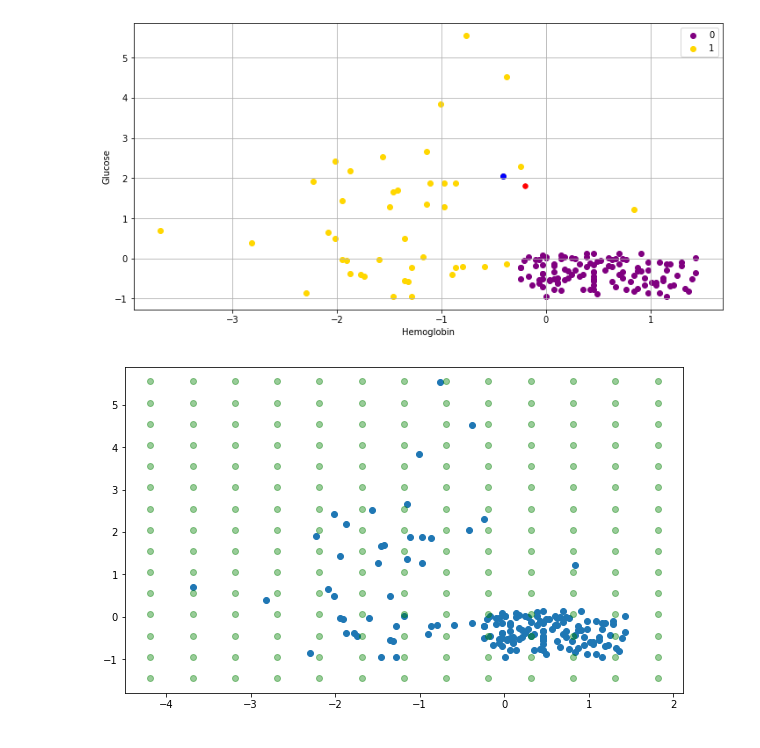
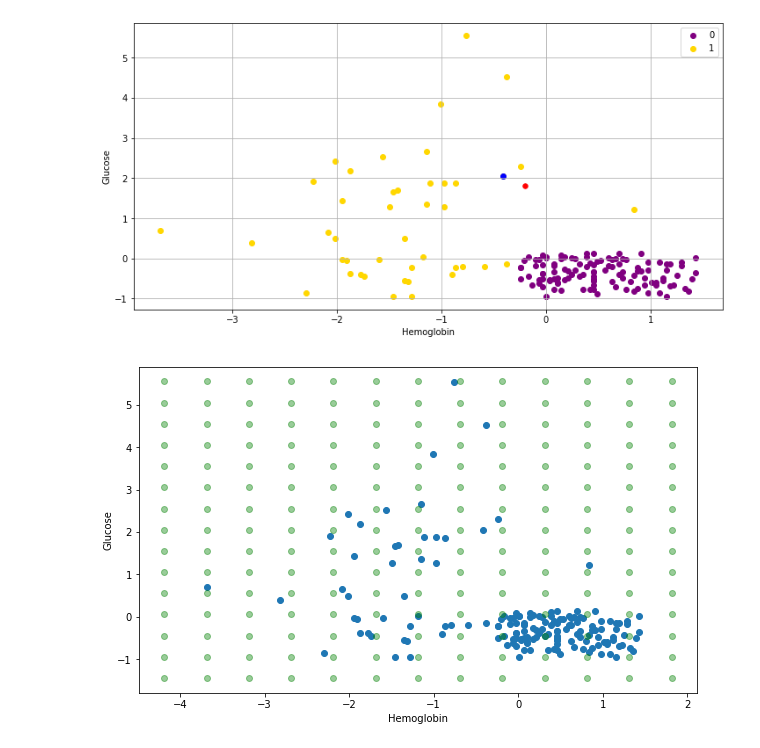
Before and after one commit to diegoaroa/BerkeleyX-Data8.3x, a Jupyter notebook: Week4/distance_testing.ipynb, the cells around one changed output. Cells and saved outputs as stored; diff of their text form; code cells hidden in the pictures.

```diff
--- a/Week4/distance_testing.ipynb
+++ b/Week4/distance_testing.ipynb
@@ -329,14 +329,16 @@ show_closest(kidney_su, example, 1)
 # %%
 fig, ax = plt.subplots(figsize=(10,6))
 x = standard_units(kidney.iloc[:, 0])
 y = standard_units(kidney.iloc[:, 1])
 ax.scatter(x, y)
+ax.set_xlabel(kidney.columns[0])
+ax.set_ylabel(kidney.columns[1])
 x_max = np.max(x) + 0.5
 x_min = np.min(x) - 0.5
 y_max = np.max(y) + 0.5
 y_min = np.min(y) - 0.5
 for i in np.arange(x_min, x_max, 0.5):
     for j in np.arange(y_min, y_max, 0.5):
         ax.scatter(i, j, c='green', alpha=0.4)
 # %% [output]
-[figure, old version]
+[figure, new version]
```
Also changed, not shown: parts of 20 cells of this notebook.
